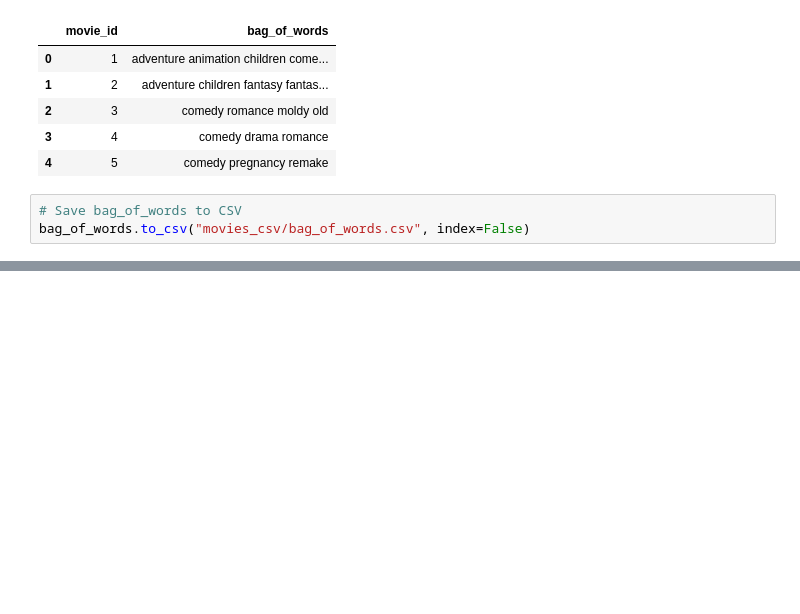
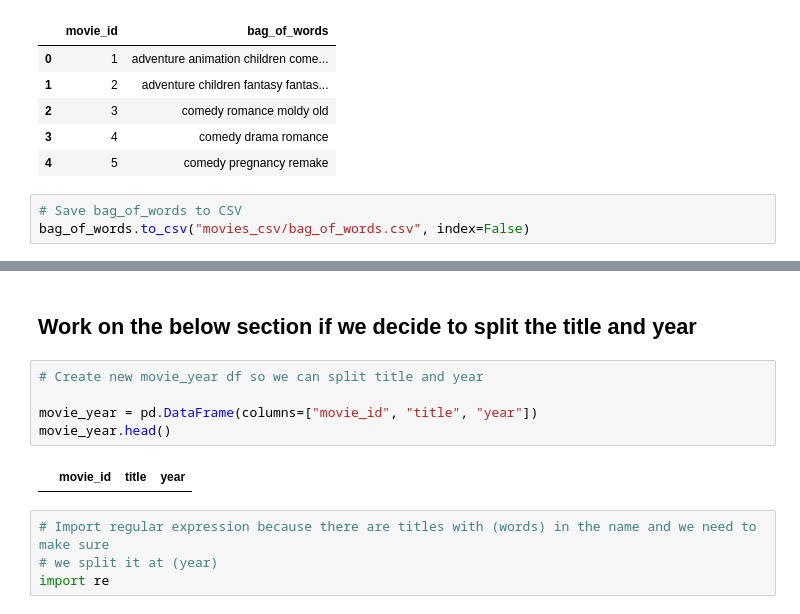
Before and after one commit to improvbutterfly/movies-project, a Jupyter notebook: CombineDataForMachineModel.ipynb, the cells around one changed output, grey strips where cells are left out. Cells and saved outputs as stored; diff of their text form; blank space fills up the shorter version.

```diff
--- a/CombineDataForMachineModel.ipynb
+++ b/CombineDataForMachineModel.ipynb
@@ -168,0 +199,13 @@ bag_of_words.to_csv("movies_csv/bag_of_words.csv", index=False)
+# %% [markdown]
+## Work on the below section if we decide to split the title and year
+# %%
+# Create new movie_year df so we can split title and year
+
+movie_year = pd.DataFrame(columns=["movie_id", "title", "year"])
+movie_year.head()
+# %% [output]
+|  | movie_id | title | year |
+# %%
+# Import regular expression because there are titles with (words) in the name and we need to make sure
+# we split it at (year)
+import re
```
Also changed, not shown: parts of 4 cells of this notebook.
